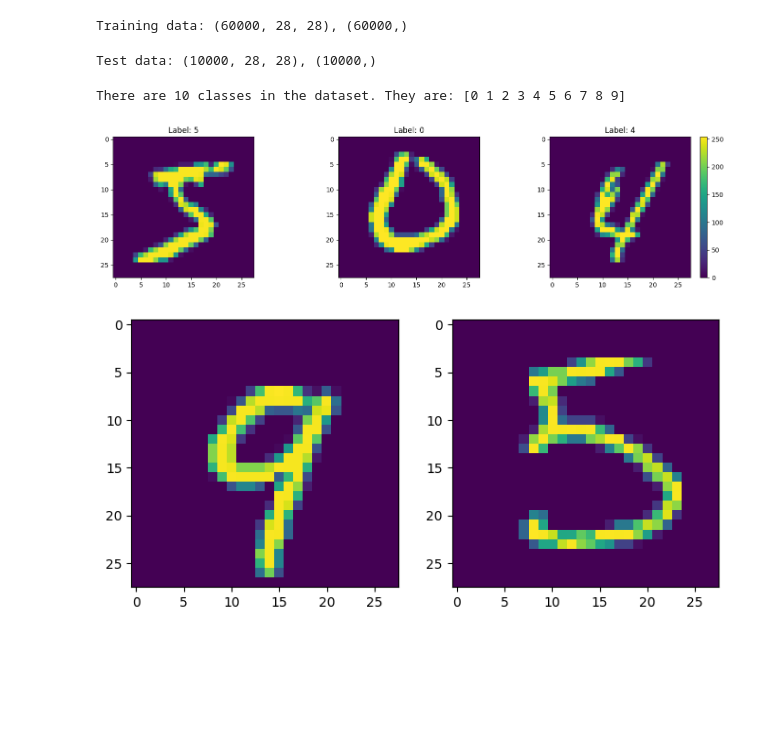
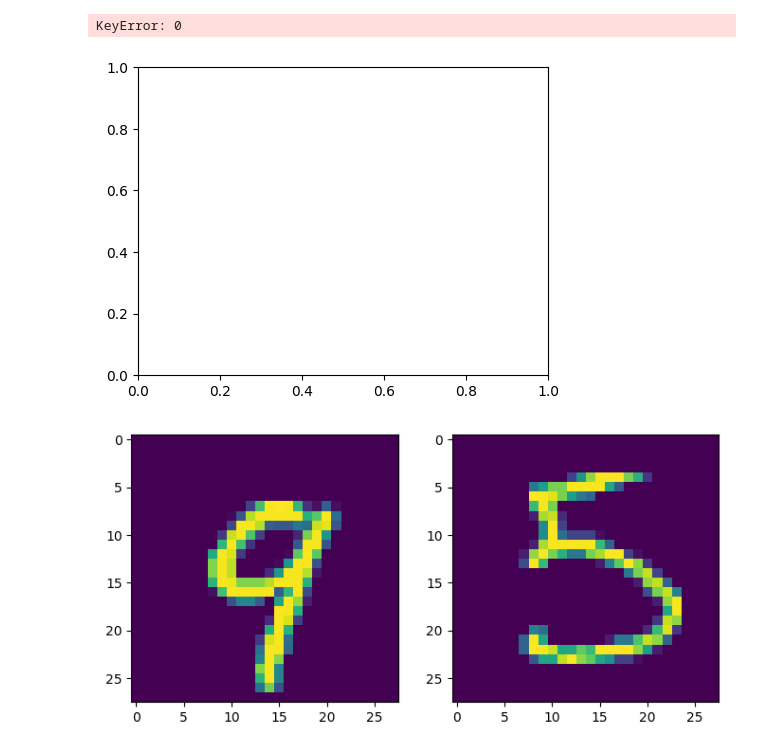
Before and after one commit to BheezPen/My-Upskilling-in-DS-and-AI-ML, a Jupyter notebook: SD_Practices/checking_out_pixel.ipynb, the cells around one changed output. Drawn from its saved outputs; the diff is of its cells as text; code cells hidden in the pictures; blank space fills up the shorter version.

```diff
--- a/SD_Practices/checking_out_pixel.ipynb
+++ b/SD_Practices/checking_out_pixel.ipynb
@@ -15,46 +27,35 @@ UnicodeDecodeError: 'utf-8' codec can't decode bytes in position 15-16: invalid
-# %%
-# Exploring the training datasets, it should print the shape of the images datasets and the label of the datasets.
-print("Training data: {}, {}".format(train_images.shape, train_labels.shape))
-# %% [output]
-Training data: (60000, 28, 28), (60000,)
-# %%
-# Exploring the testing  dataset, it should print the shape of the images datasets and the label of the datasets.
-print("Test data: {}, {}".format(test_images.shape, test_labels.shape))
-# %% [output]
-Test data: (10000, 28, 28), (10000,)
 # %%
 # WHile still exploring the datasets, this count the unique classes classified in the datasets
 # It also print the label of the classes
-class_labels = np.unique(train_labels)
-print("There are {} classes in the dataset. They are: {}".format(len(class_labels), class_labels))
+#class_labels = np.unique(train_labels)
+#print("There are {} classes in the dataset. They are: {}".format(len(class_labels), class_labels))
-# %% [output]
-There are 10 classes in the dataset. They are: [0 1 2 3 4 5 6 7 8 9]
 # %%
 #Plotting the datasets to see some of the data point
 # This determines the size of the shapes
 plt.figure(figsize=(18, 4))
 
 # A subplot here, a datapoint
 
 # Syntax is plt.subplot(num_rows, num_cols, plot_index)
-plt.subplot(1,3,1)
-plt.imshow(train_images[0]) #datapoint of index 0 from the train_images datasets is called on
-plt.title("Label: {}".format(train_labels[0]))
+plt.subplot(1,1,1)
+plt.imshow(data[0]) #datapoint of index 0 from the train_images datasets is called on
+#plt.title("Label: {}".format(data[0]))
 
-#Another datapoint for another subplot
+"""#Another datapoint for another subplot
 plt.subplot(1,3,2)
 plt.imshow(train_images[2500]) #datapoint of index 2500 from the train_images datasets is called on
 plt.title("Label: {}".format(train_labels[2500]))
 
 #Another datapoint for another subplot
 plt.subplot(1,3,3)
 plt.imshow(train_images[700]) #datapoint of index 2500 from the train_images datasets is called on
-plt.title("Label: {}".format(train_labels[700]))
+plt.title("Label: {}".format(train_labels[700]))"""
 plt.colorbar()
 #Now to show my graph
 plt.show()
 # %% [output]
+KeyError: 0
-[figure, old version]
+[figure, new version]
 # %%
 #Viewing some testing data element
 
```
Also changed, not shown: parts of 1 cell of this notebook.
